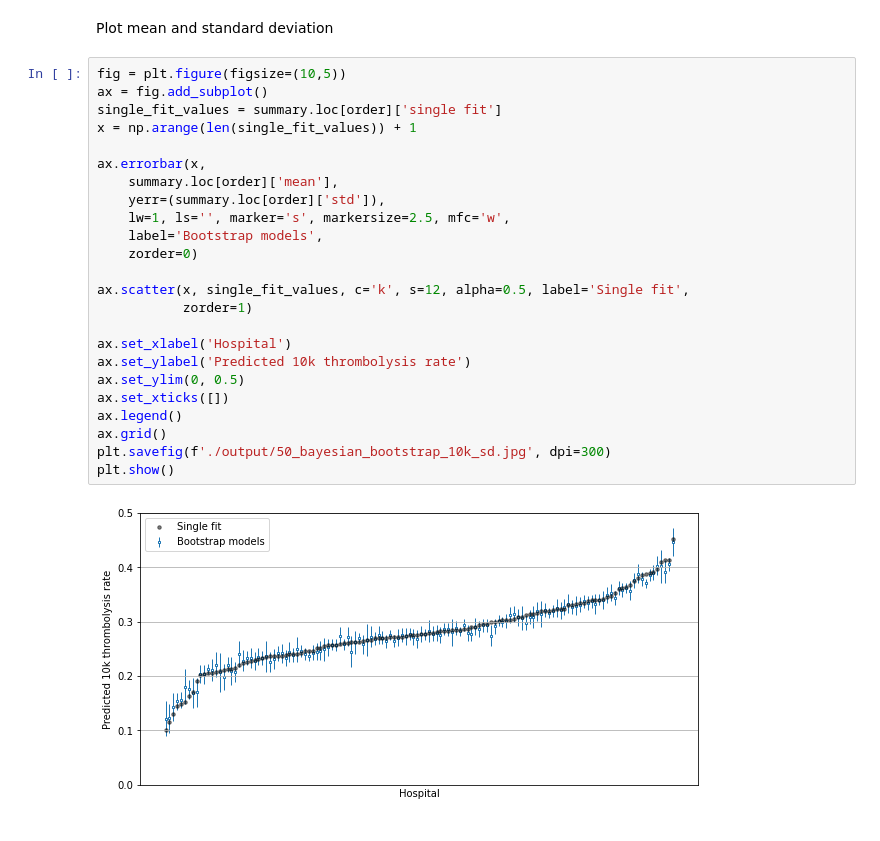
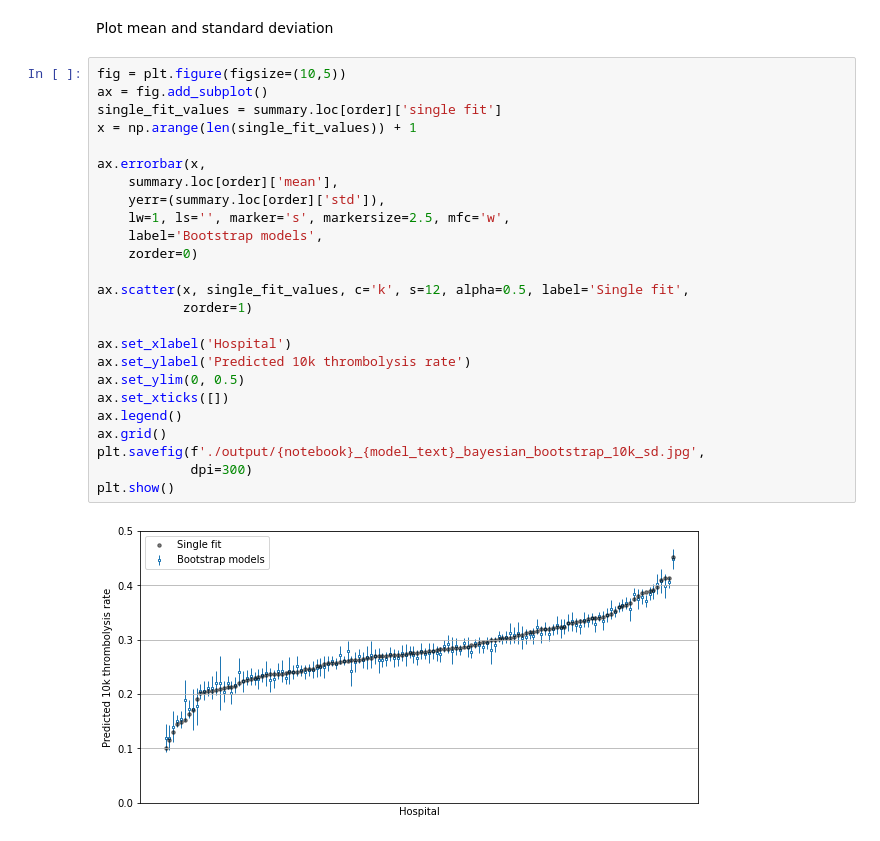
Before and after one commit to samuel-book/samuel_shap_paper_1, a Jupyter notebook: xgb_10_features/50_bagging_variation.ipynb, the cells around one changed output. Cells and saved outputs as stored; diff of their text form.

```diff
--- a/xgb_10_features/50_bagging_variation.ipynb
+++ b/xgb_10_features/50_bagging_variation.ipynb
@@ -631,26 +654,27 @@ Plot mean and standard deviation
 # %%
 fig = plt.figure(figsize=(10,5))
 ax = fig.add_subplot()
 single_fit_values = summary.loc[order]['single fit']
 x = np.arange(len(single_fit_values)) + 1
 
 ax.errorbar(x,
     summary.loc[order]['mean'],
     yerr=(summary.loc[order]['std']),
     lw=1, ls='', marker='s', markersize=2.5, mfc='w',
     label='Bootstrap models',
     zorder=0)
 
 ax.scatter(x, single_fit_values, c='k', s=12, alpha=0.5, label='Single fit',
            zorder=1)
 
 ax.set_xlabel('Hospital')
 ax.set_ylabel('Predicted 10k thrombolysis rate')
 ax.set_ylim(0, 0.5)
 ax.set_xticks([])
 ax.legend()
 ax.grid()
-plt.savefig(f'./output/50_bayesian_bootstrap_10k_sd.jpg', dpi=300)
+plt.savefig(f'./output/{notebook}_{model_text}_bayesian_bootstrap_10k_sd.jpg',
+            dpi=300)
 plt.show()
 # %% [output]
-[figure, old version]
+[figure, new version]
```
Also changed, not shown: parts of 16 cells of this notebook.
